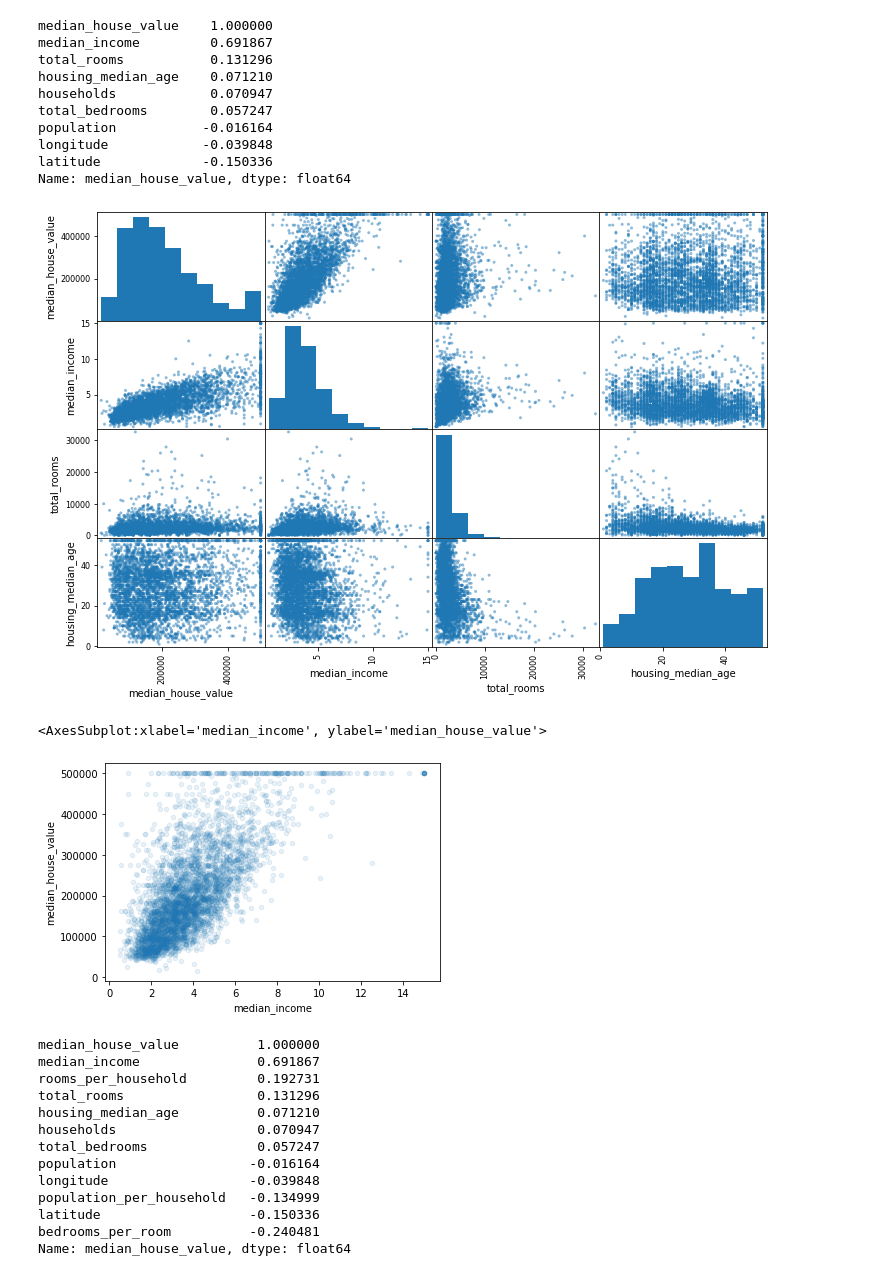
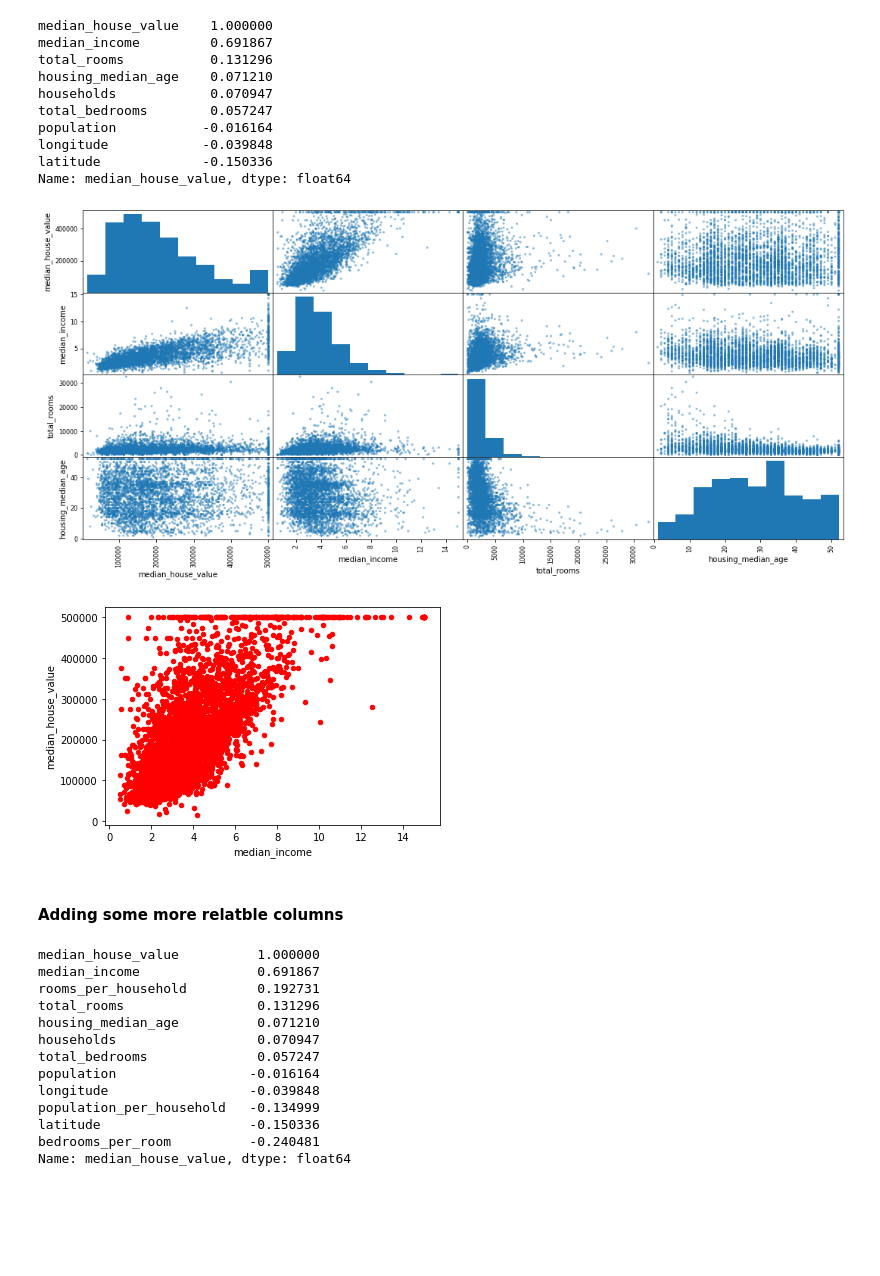
Before and after one commit to punit0412/ML-PROJECTS, a Jupyter notebook: California Houses Price Prediction.ipynb, the cells around one changed output. Saved outputs shown, nothing was run; the diff lists cells and outputs as text; code cells hidden in the pictures; blank space fills up the shorter version.

```diff
--- a/California Houses Price Prediction.ipynb
+++ b/California Houses Price Prediction.ipynb
@@ -163,17 +158,19 @@ Name: median_house_value, dtype: float64
 # %%
 from pandas.plotting import scatter_matrix
 attributes = ["median_house_value", "median_income", "total_rooms",
               "housing_median_age"]
-scatter_matrix(housing[attributes], figsize=(12, 8))
+scatter_matrix(housing[attributes], figsize=(18, 8))
 plt.show()
 # %% [output]
-[figure, old version]
+[figure, new version]
 # %%
-housing.plot(kind="scatter", x="median_income", y="median_house_value",
-             alpha=0.1)
+
+housing.plot(kind="scatter", x="median_income", y="median_house_value",color = 'r')
+plt.show()
 # %% [output]
-<AxesSubplot:xlabel='median_income', ylabel='median_house_value'>
-[figure, old version]
+[figure, new version]
+# %% [markdown]
+#### Adding some more relatble columns
 # %%
 housing["rooms_per_household"] = housing["total_rooms"]/housing["households"]
 housing["bedrooms_per_room"] = housing["total_bedrooms"]/housing["total_rooms"]
```
Also changed, not shown: parts of 10 cells of this notebook, 4 other files.
